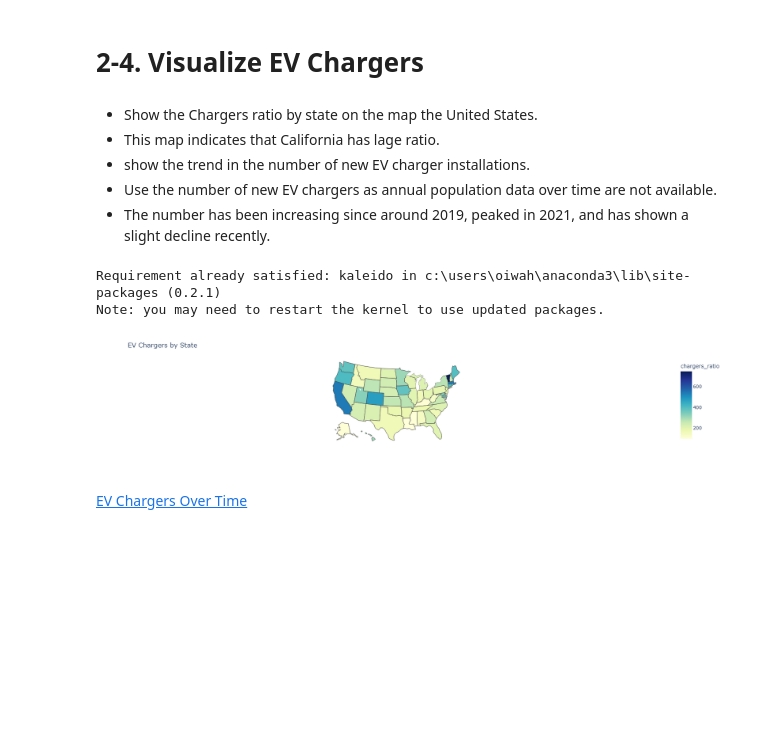
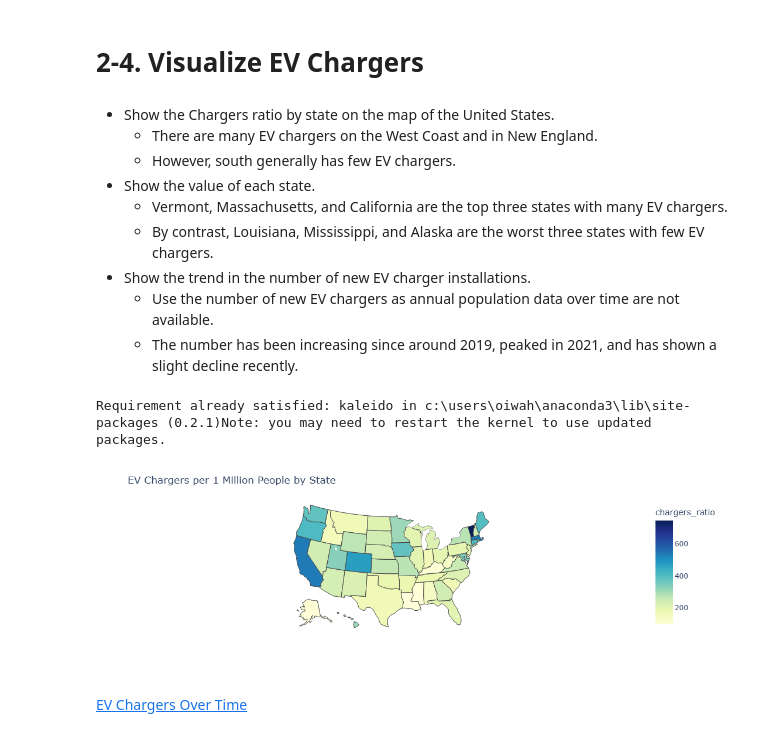
Before and after one commit to hiwan/computing-in-context, a Jupyter notebook: project_3.ipynb, the cells around one changed output. Saved outputs shown, nothing was run; the diff lists cells and outputs as text; code cells hidden in the pictures; blank space fills up the shorter version.

```diff
--- a/project_3.ipynb
+++ b/project_3.ipynb
@@ -353,11 +354,15 @@ ev.head()
 # %% [markdown]
 # 2-4. Visualize EV Chargers
 # %% [markdown]
-- Show the Chargers ratio by state on the map the United States.
-- This map indicates that California has lage ratio.
-- show the trend in the number of new EV charger installations.
-- Use the number of new EV chargers as annual population data over time are not available.
-- The number has been increasing since around 2019, peaked in 2021, and has shown a slight decline recently.
+- Show the Chargers ratio by state on the map of the United States.
+    - There are many EV chargers on the West Coast and in New England.
+    - However, south generally has few EV chargers.
+- Show the value of each state.
+    - Vermont, Massachusetts, and California are the top three states with many EV chargers.
+    - By contrast, Louisiana, Mississippi, and Alaska are the worst three states with few EV chargers.
+- Show the trend in the number of new EV charger installations.
+    - Use the number of new EV chargers as annual population data over time are not available.
+    - The number has been increasing since around 2019, peaked in 2021, and has shown a slight decline recently.
 # %%
 import json
 import plotly.express as px
@@ -373,28 +377,28 @@ Note: you may need to restart the kernel to use updated packages.
 # %%
 fig = px.choropleth(
     ev,
     locations='state',
     locationmode='USA-states',
     color='chargers_ratio',
     hover_name='state_full',
     color_continuous_scale='YlGnBu',
     scope='usa',
-    labels={'ev_chargers': 'EV Chargers'}
+    labels={'ev_chargers': 'EV Chargers per 1 Million People'}
 )
 
 fig.update_layout(
-    title_text='EV Chargers by State',
+    title_text='EV Chargers per 1 Million People by State',
     geo=dict(
         lakecolor='rgb(255, 255, 255)'
     )
 )
 
-fig.update_layout(width=700)
+fig.update_layout(width=1100)
 fig.show()
 
 fig.write_html('chargers_ratio_by_state.html')
 # %% [output]
-[figure, old version]
+[figure, new version]
 # %% [markdown]
 [EV Chargers Over Time](chargers_ratio_by_state.html)
 # %%
```
Also changed, not shown: parts of 64 cells of this notebook, 1 other file.
